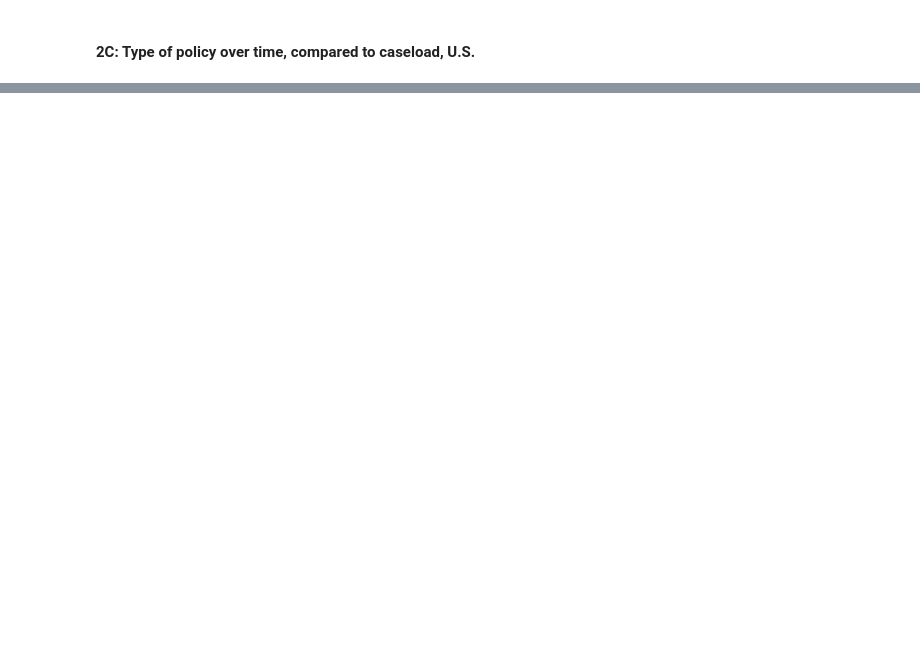
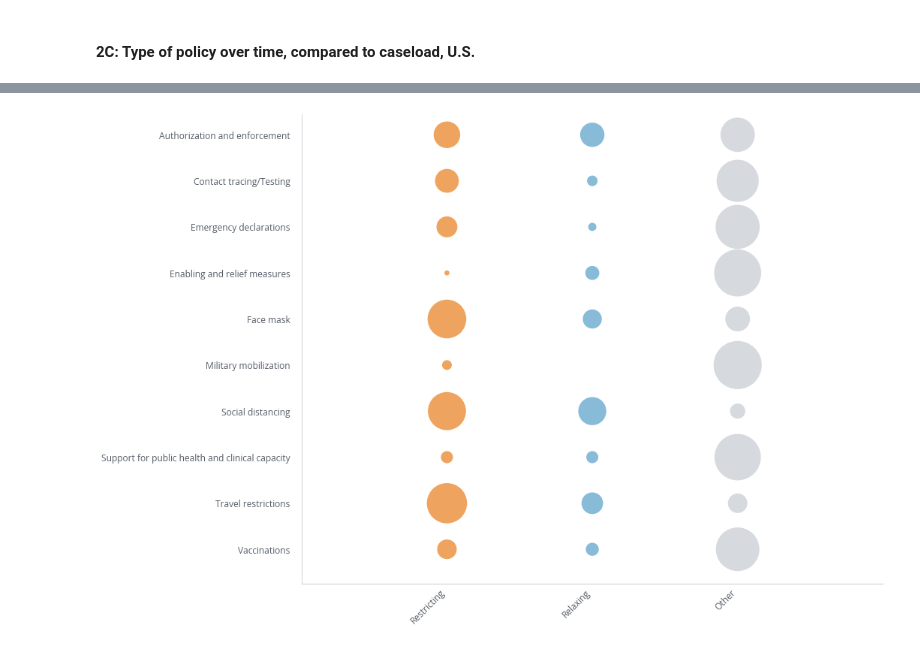
Before and after one commit to talus-analytics-bus/covid-amp-analysis, a Jupyter notebook: visualizations.ipynb, the cells around one changed output, grey strips where cells are left out. Drawn from its saved outputs; the diff is of its cells as text; code cells hidden in the pictures; blank space fills up the shorter version.

```diff
--- a/visualizations.ipynb
+++ b/visualizations.ipynb
@@ -975,0 +980,86 @@ plt.show()
+# %%
+# Count all policies of a given type, by category
+global_tcat = clean.groupby(['Policy relaxing or restricting', pd.Grouper(key='Policy category')]).size().reset_index(name="Policy count")
+
+# Calculate total policies by category
+total_pols = global_tcat.groupby(pd.Grouper(key='Policy category'))['Policy count'].sum().reset_index(name='Total policies')
+
+# Merge total_policies back into the original dataframe
+global_tcat = pd.merge(global_tcat, total_pols, on='Policy category')
+
+# Calculate percent
+global_tcat['Percent'] = (global_tcat['Policy count'] / global_tcat['Total policies'])
+
+# Sort
+global_tcat = global_tcat.sort_values(by=["Policy relaxing or restricting","Policy category"],ascending=[False,False])
+# %%
+colordict = {"Restricting":three[1],"Relaxing":three[0],"Other":three[2]}
+colors = [colordict[cat] for cat in global_tcat['Policy relaxing or restricting']]
+# %%
+# Format figure
+fig, ax1 = plt.subplots(figsize=(15, 10))
+
+# Turn on left spine
+ax1.spines.left.set_visible(True)
+
+ax1.set_xlim([-1, 3])
+
+# Format bottom axis
+for axis in ['bottom','left']:
+    ax1.spines[axis].set_color(chart[2])
+
+# Normalize the data
+norm = Normalize(vmin=global_tcat['Percent'].min(), vmax=global_tcat['Percent'].max())
+sizes = norm(global_tcat['Percent']) * (vmax-vmin) + vmin
+
+# Plot the data
+x = global_tcat['Policy relaxing or restricting']
+y = global_tcat['Policy category']
+sc = ax1.scatter(x=x,
+            y=y,
+            s=sizes,
+            c=colors,
+            alpha=1)
+
+# Set x and y limits with padding
+ax1.set_ylim(ymin=-0.75)
+
+# Set x-ticks
+ax1.tick_params(axis='x', which='both', length=0, pad=5,color=chart[1])
+labels = global_tcat['Policy relaxing or restricting'].unique()
+ax1.set_xticks([0,1,2])
+ax1.set_xticklabels(labels, rotation=45, ha='right')
+
+# Set y-ticks
+ax1.tick_params(axis='y',direction='out',pad=5,color=chart[1])
+
+# # Define legend sizes and labels
+# sizes_legend = [196,980,1961,vmax]
+# labels_legend = ['>5% of policies', '25%','50%', '100%']
+# i = [1,0,2,1]
+
+# # Create empty scatter plots with desired sizes and labels
+# legend_plots = []
+# for size, label, i in zip(sizes_legend, labels_legend, i):
+#     legend_plots.append(ax1.scatter([], [], s=size, label=label, color=three[2], alpha=0.5))
+
+
+# ax1.legend(handles=legend_plots,
+#            bbox_to_anchor=(1.05,1.03),
+#            labelcolor=chart[1],
+#            frameon=True,
+#            fancybox=True,
+#            ncol=1,
+#            labelspacing=0.8,
+#            handletextpad=2)
+
+
+plt.tight_layout()
+plt.show()
+
+
+# plt.savefig('figures/global_policy_type_cats.svg', dpi=1200, facecolor='w',
+#             edgecolor='w',
+#             orientation='portrait',bbox_inches='tight')
+# %% [output]
+[figure, added]
```
Also changed, not shown: parts of 22 cells of this notebook, 1 other file.
